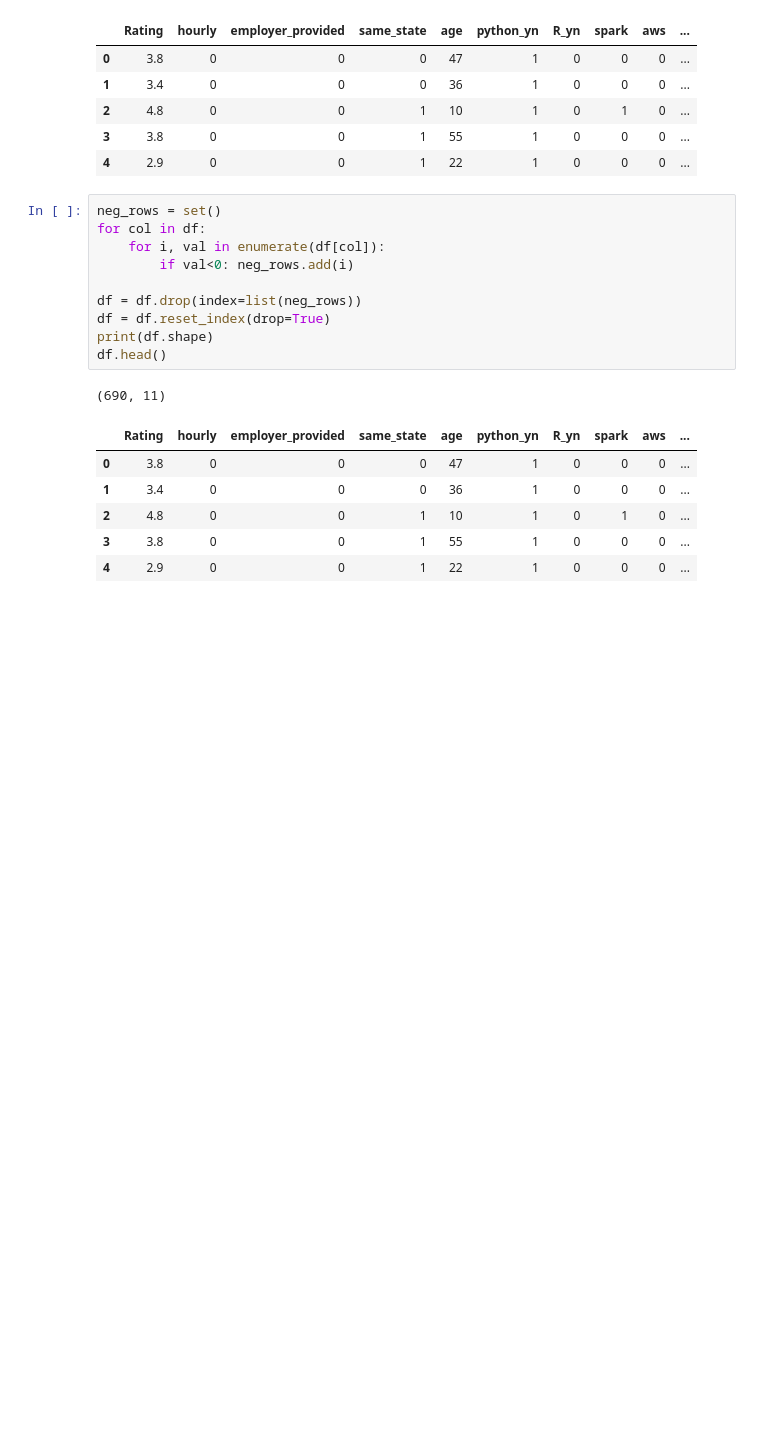
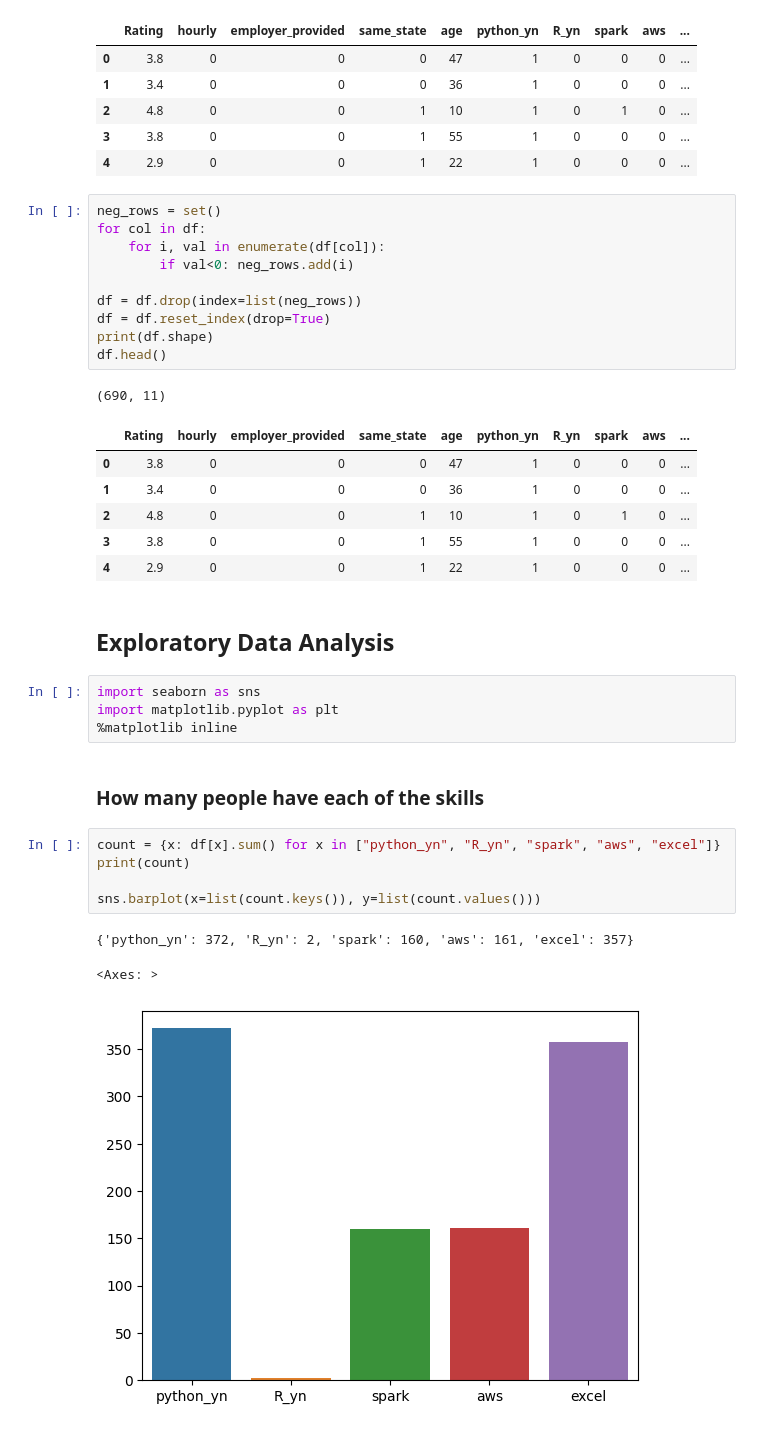
Before and after one commit to ZenithFlux/Data-Scientist-Salary-Prediction, a Jupyter notebook: data_analysis.ipynb, the cells around one changed output. Drawn from its saved outputs; the diff is of its cells as text; blank space fills up the shorter version.

```diff
--- a/data_analysis.ipynb
+++ b/data_analysis.ipynb
@@ -47,3 +47,20 @@ df.head()
 | 2 | 4.8 | 0 | 0 | 1 | 10 | 1 | 0 | 1 | 0 | ... |
 | 3 | 3.8 | 0 | 0 | 1 | 55 | 1 | 0 | 0 | 0 | ... |
 | 4 | 2.9 | 0 | 0 | 1 | 22 | 1 | 0 | 0 | 0 | ... |
+# %% [markdown]
+## Exploratory Data Analysis
+# %%
+import seaborn as sns
+import matplotlib.pyplot as plt
+%matplotlib inline
+# %% [markdown]
+### How many people have each of the skills
+# %%
+count = {x: df[x].sum() for x in ["python_yn", "R_yn", "spark", "aws", "excel"]}
+print(count)
+
+sns.barplot(x=list(count.keys()), y=list(count.values()))
+# %% [output]
+{'python_yn': 372, 'R_yn': 2, 'spark': 160, 'aws': 161, 'excel': 357}
+<Axes: >
+[figure, added]
```
Also changed, not shown: parts of 17 cells of this notebook.
